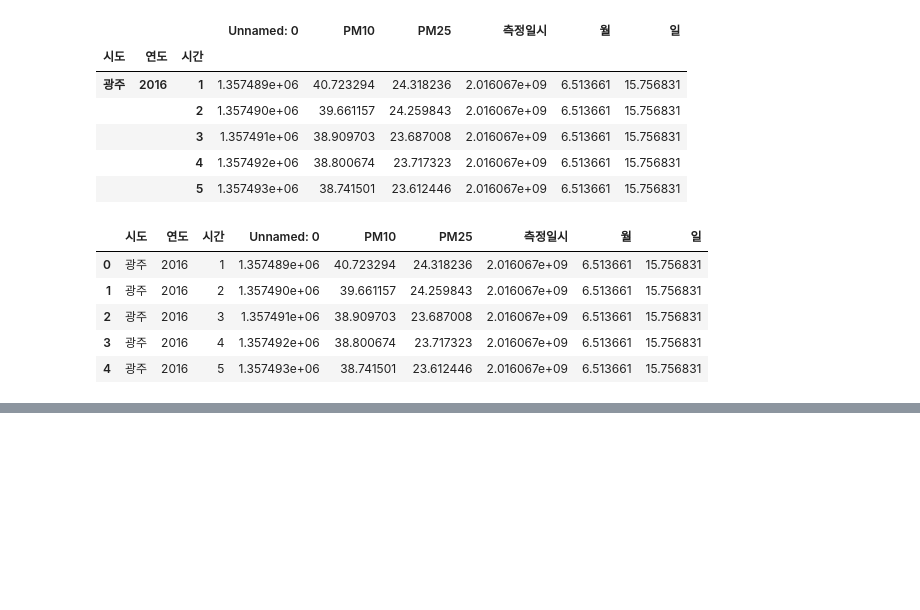
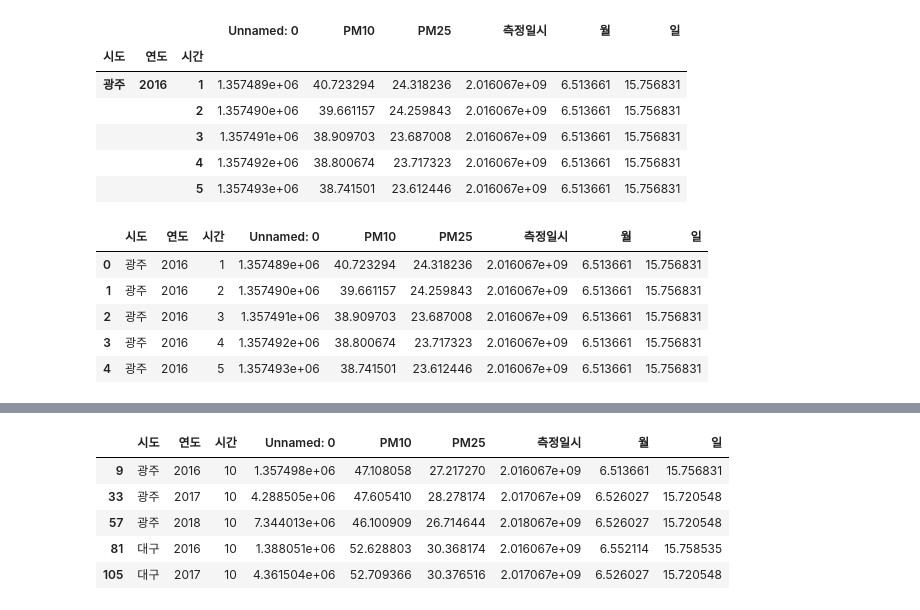
Before and after one commit to lch5518/EDA_PM10-Python-, a Jupyter notebook: 미세먼지_lineplot_0509.ipynb, the cells around one changed output, grey strips where cells are left out. Saved outputs shown, nothing was run; the diff lists cells and outputs as text; code cells hidden in the pictures; blank space fills up the shorter version.

```diff
--- a/미세먼지_lineplot_0509.ipynb
+++ b/미세먼지_lineplot_0509.ipynb
@@ -164,0 +162,9 @@ ax.legend(bbox_to_anchor=(1.1,1.05))
+# %%
+mise10.head()
+# %% [output]
+|  | 시도 | 연도 | 시간 | Unnamed: 0 | PM10 | PM25 | 측정일시 | 월 | 일 |
+| 9 | 광주 | 2016 | 10 | 1.357498e+06 | 47.108058 | 27.217270 | 2.016067e+09 | 6.513661 | 15.756831 |
+| 33 | 광주 | 2017 | 10 | 4.288505e+06 | 47.605410 | 28.278174 | 2.017067e+09 | 6.526027 | 15.720548 |
+| 57 | 광주 | 2018 | 10 | 7.344013e+06 | 46.100909 | 26.714644 | 2.018067e+09 | 6.526027 | 15.720548 |
+| 81 | 대구 | 2016 | 10 | 1.388051e+06 | 52.628803 | 30.368174 | 2.016067e+09 | 6.552114 | 15.758535 |
+| 105 | 대구 | 2017 | 10 | 4.361504e+06 | 52.709366 | 30.376516 | 2.017067e+09 | 6.526027 | 15.720548 |
```
Also changed, not shown: parts of 10 cells of this notebook, 1 other file.
